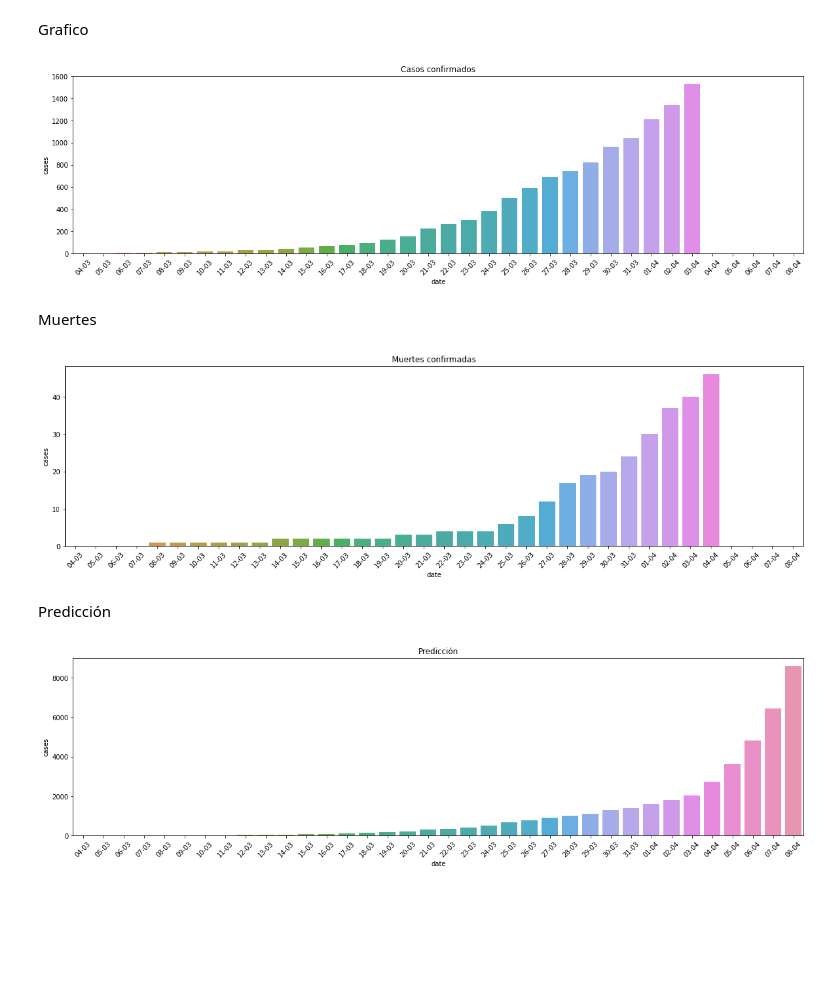
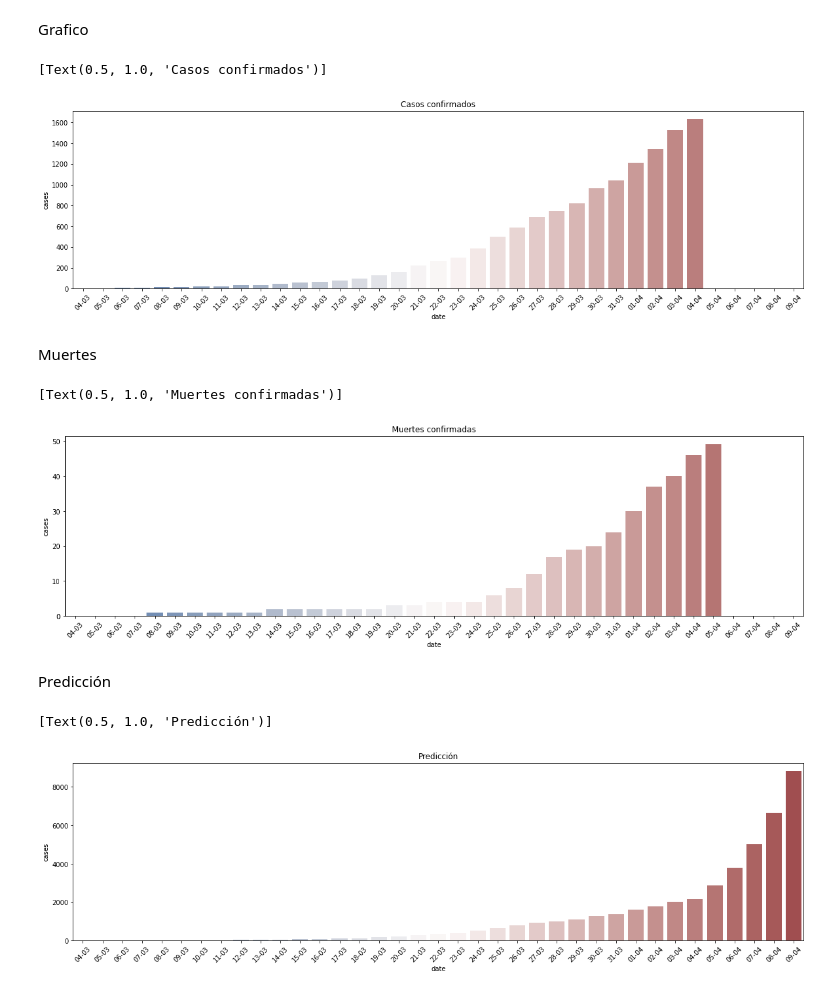
Before and after one commit to cemansilla/covid-19-notebook, a Jupyter notebook: COVID-19.ipynb, the cells around one changed output. Saved outputs shown, nothing was run; the diff lists cells and outputs as text; code cells hidden in the pictures; blank space fills up the shorter version.

```diff
--- a/COVID-19.ipynb
+++ b/COVID-19.ipynb
@@ -8,8 +8,8 @@ import pandas as pd
 Importación de datos
 # %%
 #TODO: automatizar la captura de datos
-cases_by_days = [1,0,1,6,1,3,0,7,0,12,3,11,11,9,14,18,31,30,67,41,35,86,115,87,101,55,75,146,76,167,132,186]
-deaths_by_days = [0,0,0,0,1,0,0,0,0,0,1,0,0,0,0,0,1,0,1,0,0,2,2,4,5,2,1,4,6,7,3,6]
+cases_by_days = [1,0,1,6,1,3,0,7,0,12,3,11,11,9,14,18,31,30,67,41,35,86,115,87,101,55,75,146,76,167,132,186,103]
+deaths_by_days = [0,0,0,0,1,0,0,0,0,0,1,0,0,0,0,0,1,0,1,0,0,2,2,4,5,2,1,4,6,7,3,6,3]
 
 #Cálculo de acumulativo a través de los días
 cases = np.cumsum(cases_by_days)
@@ -54,21 +54,23 @@ Grafico
 # %%
 import seaborn as sns
 import matplotlib.pyplot as plt
 
 #Obtengo los días en el rango especificado
 start_date = pd.to_datetime('2020-03-04')
-df_dates = pd.DataFrame(pd.date_range(start_date, periods=forecast_days, freq='D').format(formatter=lambda x: x.strftime('%d-%m')))
+a_dates = pd.date_range(start_date, periods=forecast_days, freq='D')
+df_dates = pd.DataFrame(a_dates.format(formatter=lambda x: x.strftime('%d-%m')))
 
 df_cases = pd.DataFrame(cases)
 df_cases = pd.concat([df_dates, df_cases], axis=1)
 df_cases.columns = ['date', 'cases']
 
 plt.figure(figsize=(20,5))
 plt.xticks(rotation=45)
-sns.barplot(data=df_cases, x='date', y='cases').set(title = 'Casos confirmados')
-plt.show()
+sns.barplot(data=df_cases, x='date', y='cases', palette="vlag").set(title = 'Casos confirmados')
+#plt.show()
 # %% [output]
+[Text(0.5, 1.0, 'Casos confirmados')]
-[figure, old version]
+[figure, new version]
 # %% [markdown]
 Muertes
 # %%
@@ -78,10 +80,11 @@ df_deaths.columns = ['date', 'cases']
 
 plt.figure(figsize=(20,5))
 plt.xticks(rotation=45)
-sns.barplot(data=df_deaths, x='date', y='cases').set(title = 'Muertes confirmadas')
-plt.show()
+sns.barplot(data=df_deaths, x='date', y='cases', palette="vlag").set(title = 'Muertes confirmadas')
+#plt.show()
 # %% [output]
+[Text(0.5, 1.0, 'Muertes confirmadas')]
-[figure, old version]
+[figure, new version]
 # %% [markdown]
 Predicción
 # %%
@@ -91,7 +94,8 @@ df_forecast.columns = ['date', 'cases']
 
 plt.figure(figsize=(20,5))
 plt.xticks(rotation=45)
-sns.barplot(data=df_forecast, x='date', y='cases').set(title = 'Predicción')
-plt.show()
+sns.barplot(data=df_forecast, x='date', y='cases', palette="vlag").set(title = 'Predicción')
+#plt.show()
 # %% [output]
+[Text(0.5, 1.0, 'Predicción')]
-[figure, old version]
+[figure, new version]
```
Also changed, not shown: parts of 4 cells of this notebook.
